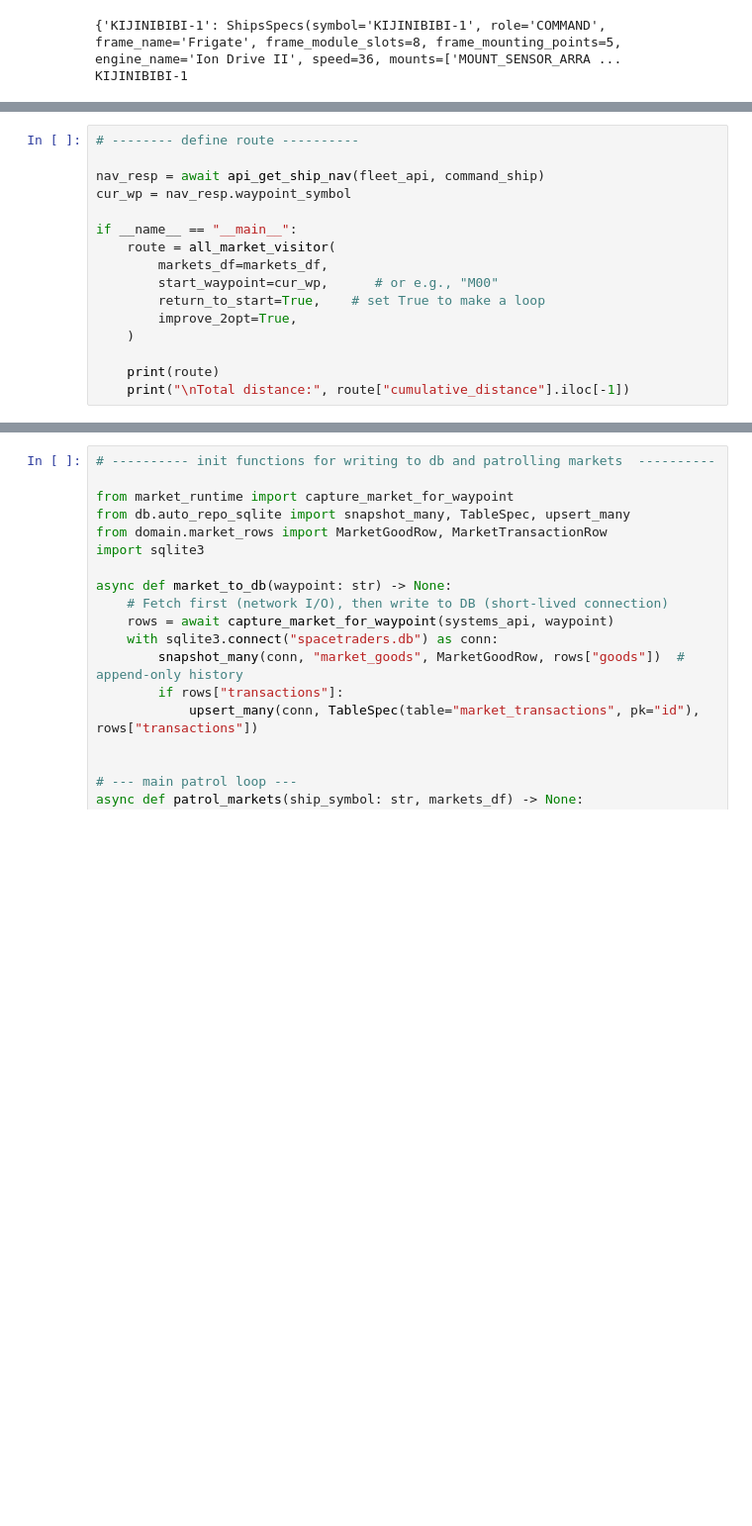
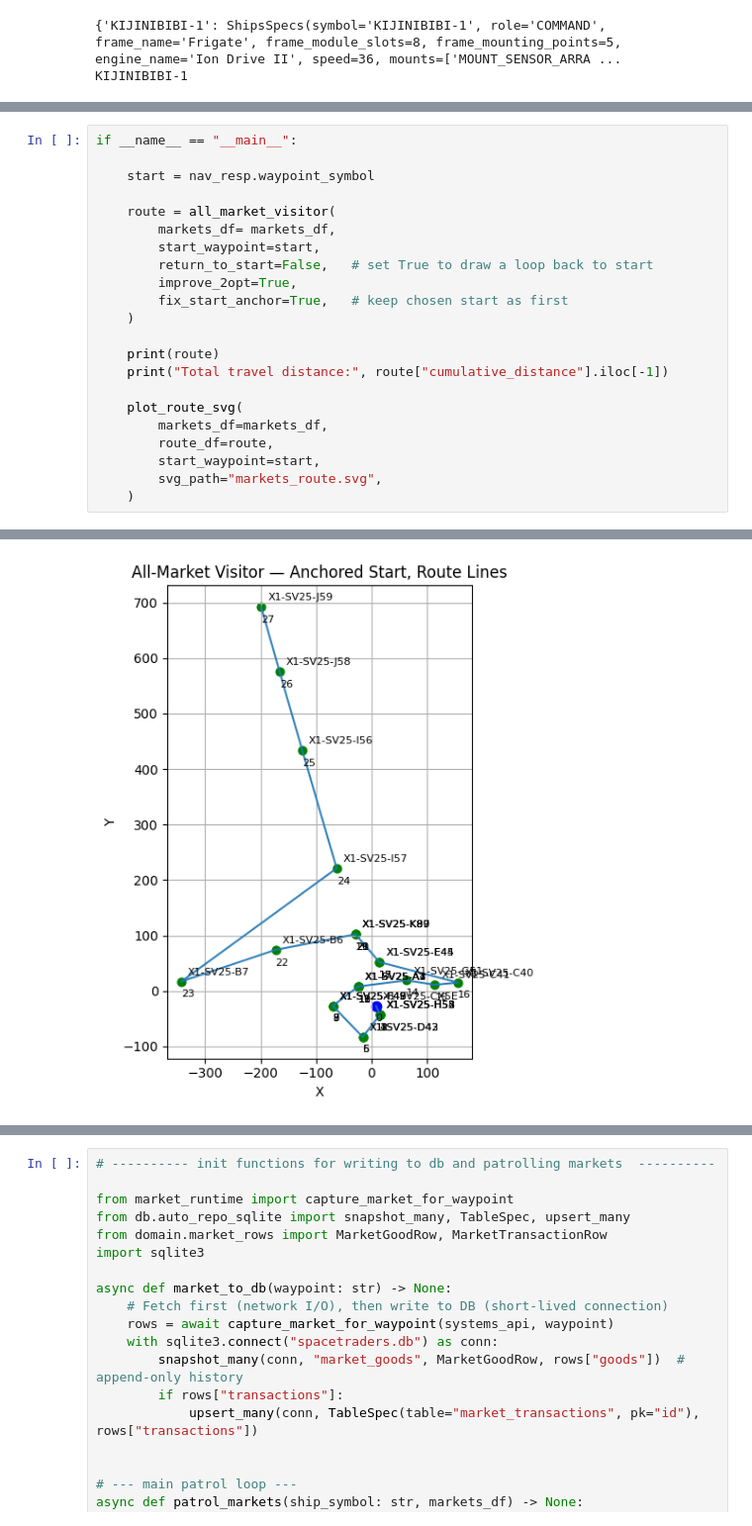
Before and after one commit to pofadder11/spacetraders-data-platform, a Jupyter notebook: z_02_get_markets_tester.ipynb, the cells around one changed output, grey strips where cells are left out. Shown at 99% size. Drawn from its saved outputs; the diff is of its cells as text; blank space fills up the shorter version.

```diff
--- a/z_02_get_markets_tester.ipynb
+++ b/z_02_get_markets_tester.ipynb
@@ -272,18 +425,24 @@ def all_market_visitor(
 # %%
-# -------- define route ----------
+if __name__ == "__main__":
 
-nav_resp = await api_get_ship_nav(fleet_api, command_ship)
-cur_wp = nav_resp.waypoint_symbol
+    start = nav_resp.waypoint_symbol
 
-if __name__ == "__main__":
     route = all_market_visitor(
-        markets_df=markets_df,
-        start_waypoint=cur_wp,      # or e.g., "M00"
-        return_to_start=True,    # set True to make a loop
+        markets_df= markets_df,
+        start_waypoint=start,
+        return_to_start=False,   # set True to draw a loop back to start
         improve_2opt=True,
+        fix_start_anchor=True,   # keep chosen start as first
     )
 
     print(route)
-    print("\nTotal distance:", route["cumulative_distance"].iloc[-1])
+    print("Total travel distance:", route["cumulative_distance"].iloc[-1])
+
+    plot_route_svg(
+        markets_df=markets_df,
+        route_df=route,
+        start_waypoint=start,
+        svg_path="markets_route.svg",
+    )
 # %% [output]
     visit_idx      waypoint    x    y  leg_distance  cumulative_distance
@@ -305,0 +465 @@ Total distance: 2217.656
+[figure, added]
```
Also changed, not shown: parts of 12 cells of this notebook, 10 other files.
